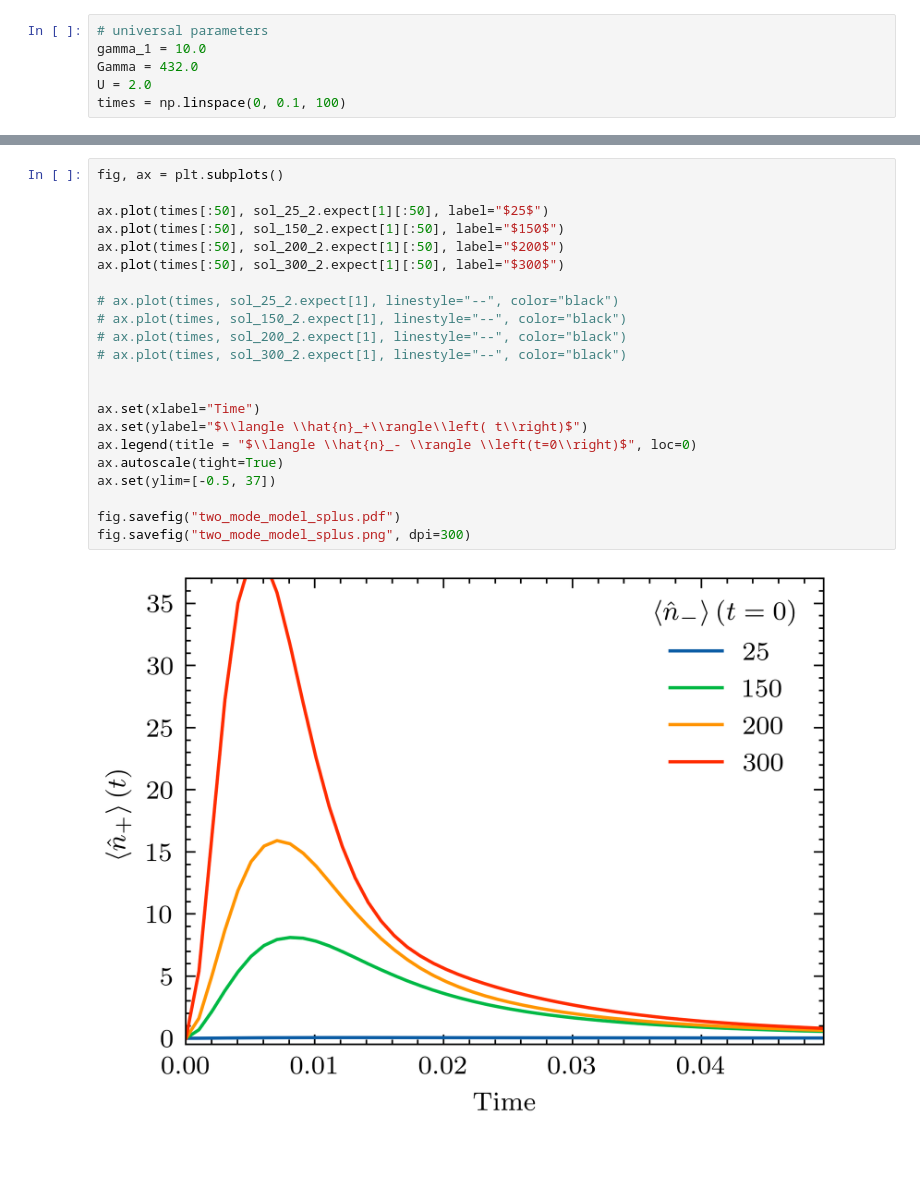
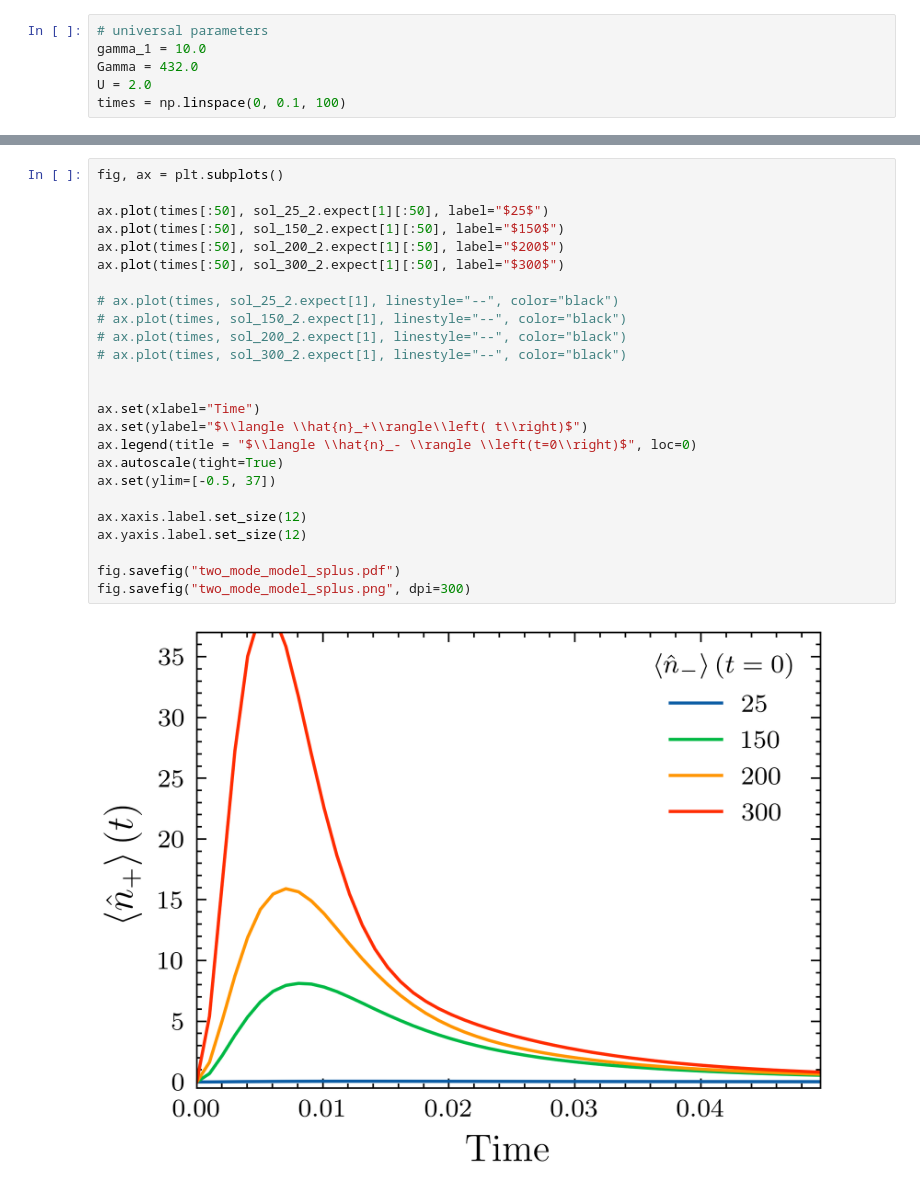
Before and after one commit to mtqoi/Thesis, a Jupyter notebook: Images/phog/Single_mode and two_mode comparisons.ipynb, the cells around one changed output, grey strips where cells are left out. Drawn from its saved outputs; the diff is of its cells as text; blank space fills up the shorter version.

Commit message:
Increased figure size and label sizes in chPhoG.

```diff
--- a/Images/phog/Single_mode and two_mode comparisons.ipynb
+++ b/Images/phog/Single_mode and two_mode comparisons.ipynb
@@ -436,24 +439,27 @@ ax.autoscale(tight=True)
 # %%
 fig, ax = plt.subplots()
 
 ax.plot(times[:50], sol_25_2.expect[1][:50], label="$25$")
 ax.plot(times[:50], sol_150_2.expect[1][:50], label="$150$")
 ax.plot(times[:50], sol_200_2.expect[1][:50], label="$200$")
 ax.plot(times[:50], sol_300_2.expect[1][:50], label="$300$")
 
 # ax.plot(times, sol_25_2.expect[1], linestyle="--", color="black")
 # ax.plot(times, sol_150_2.expect[1], linestyle="--", color="black")
 # ax.plot(times, sol_200_2.expect[1], linestyle="--", color="black")
 # ax.plot(times, sol_300_2.expect[1], linestyle="--", color="black")
 
 
 ax.set(xlabel="Time")
 ax.set(ylabel="$\\langle \\hat{n}_+\\rangle\\left( t\\right)$")
 ax.legend(title = "$\\langle \\hat{n}_- \\rangle \\left(t=0\\right)$", loc=0)
 ax.autoscale(tight=True)
 ax.set(ylim=[-0.5, 37])
 
+ax.xaxis.label.set_size(12)
+ax.yaxis.label.set_size(12)
+
 fig.savefig("two_mode_model_splus.pdf")
 fig.savefig("two_mode_model_splus.png", dpi=300)
 # %% [output]
-[figure, old version]
+[figure, new version]
```
Also changed, not shown: parts of 5 cells of this notebook, 1 other file.
